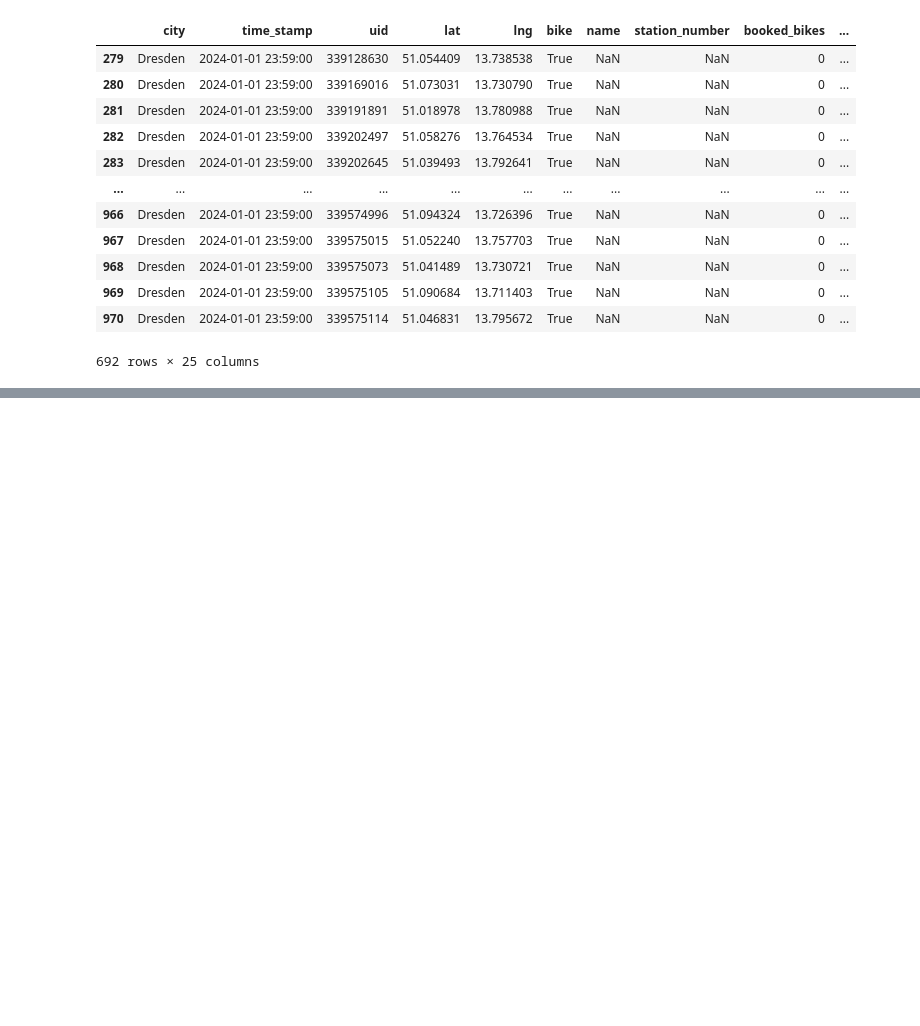
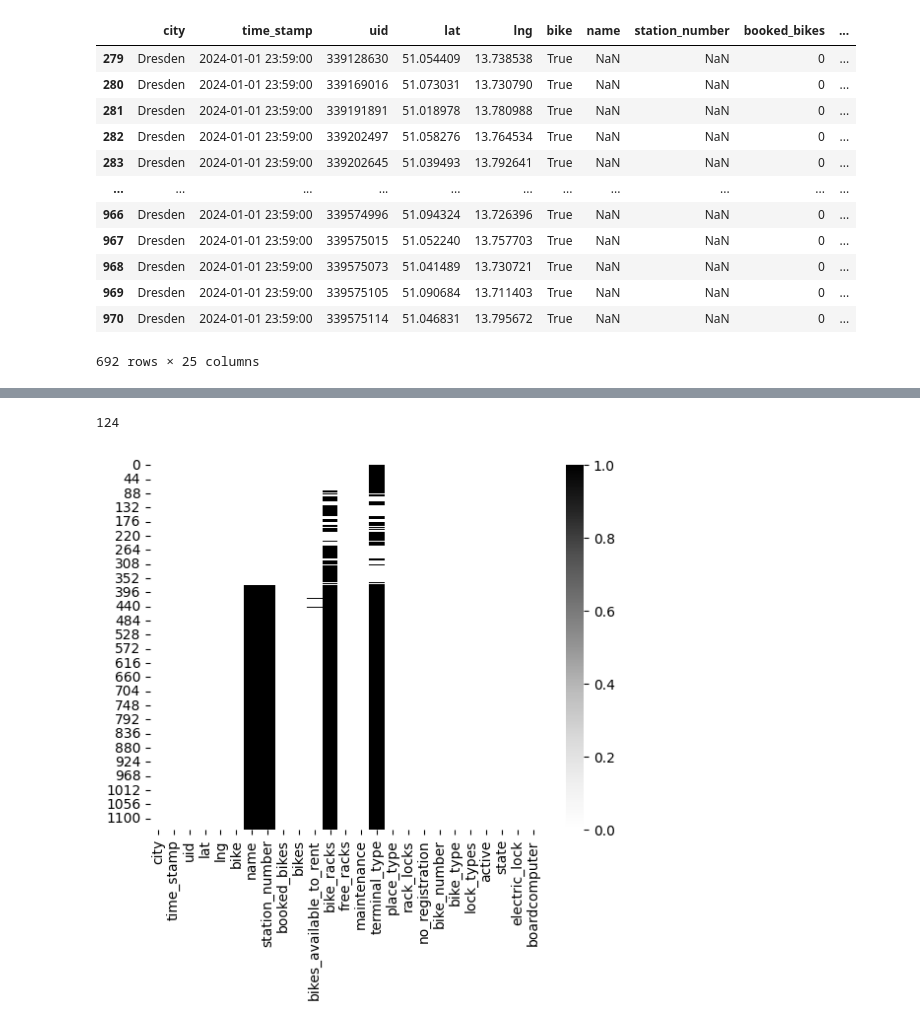
Before and after one commit to Vsinichenko/Forecasting_bike_sharing_availability, a Jupyter notebook: notebooks/01 First look at the data.ipynb, the cells around one changed output, grey strips where cells are left out. Saved outputs shown, nothing was run; the diff lists cells and outputs as text; code cells hidden in the pictures; blank space fills up the shorter version.

Commit message:
extend first look at the data, missing values, columns meanings

```diff
--- a/notebooks/01 First look at the data.ipynb
+++ b/notebooks/01 First look at the data.ipynb
@@ -154,0 +347,3 @@ dtype: int64
+# %%
+result = pyreadr.read_r('../data/Dresden_01-03.24/2024-01-31/2024-01-31-08-15-00.rds') # Wednesday
+df_rushhour = result[None]
@@ -154,0 +370,8 @@ dtype: int64
+# %%
+len(df_rushhour.station_number.unique())
+# %% [output]
+124
+# %%
+ax = sns.heatmap(df_rushhour.isnull(), cbar=True, cmap="Greys")
+# %% [output]
+[figure, added]
```
Also changed, not shown: parts of 48 cells of this notebook, 2 other files.
